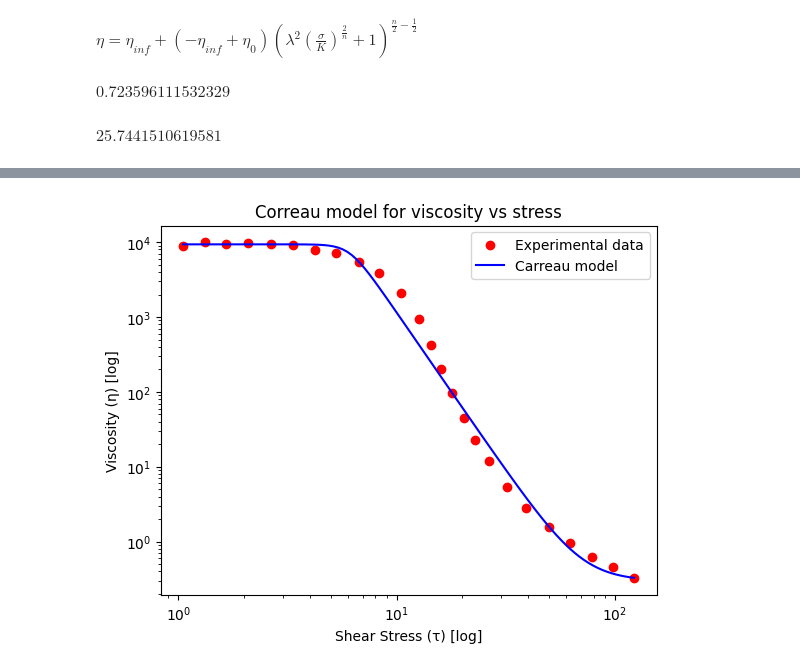
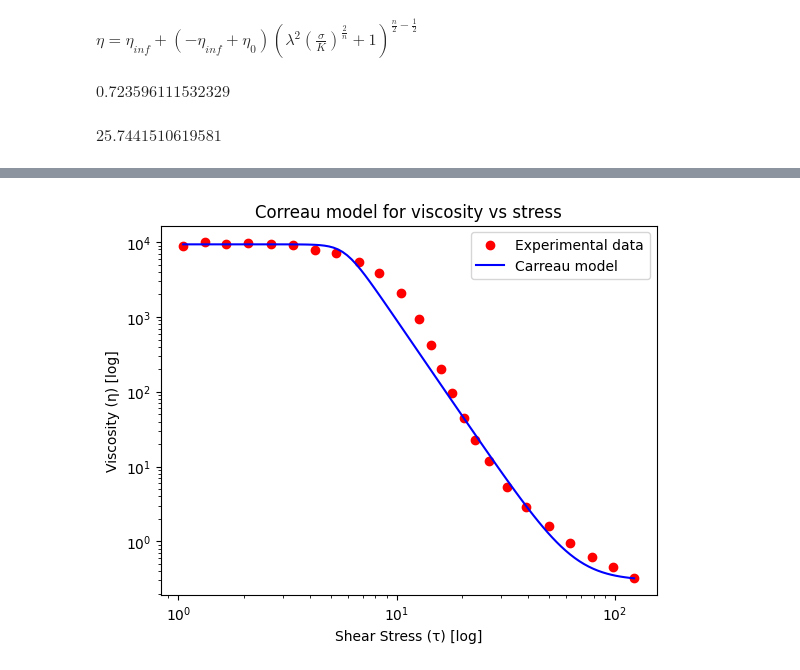
Before and after one commit to rclUPC/AdvancedFluidMechanics, a Jupyter notebook: 2-Rheology/Assignment2.ipynb, the cells around one changed output, grey strips where cells are left out. Saved outputs shown, nothing was run; the diff lists cells and outputs as text; code cells hidden in the pictures.

```diff
--- a/2-Rheology/Assignment2.ipynb
+++ b/2-Rheology/Assignment2.ipynb
@@ -187,57 +187,58 @@ bounds = (
 popt, pcov = opt.curve_fit(carreau_viscosity, tauexp, etaexp, p0, bounds = bounds, maxfev=10000)
 
 
-popt[0] = 9357.106120984938
-popt[1] = 0.3
-popt[2] = 150
-popt[3] = 0.19
-popt[4] = 15
+# popt[0] = 9357.106120984938
+# popt[1] = 0.3
+# popt[2] = 150
+# popt[3] = 0.19
+# popt[4] = 15
 
-# Define the MSE loss function
-def compute_mse(params, tauexp, etaexp):
-    eta0, etainf, lambda_, n, k = params
-    eta_pred = carreau_viscosity(tauexp, eta0, etainf, lambda_, n, k)
-    mse = np.mean((eta_pred - etaexp) ** 2)
-    return mse
+# # Define the MSE loss function
+# def compute_mse(params, tauexp, etaexp):
+#     eta0, etainf, lambda_, n, k = params
+#     eta_pred = carreau_viscosity(tauexp, eta0, etainf, lambda_, n, k)
+#     mse = np.mean((eta_pred - etaexp) ** 2)
+#     return mse
 
-# Compute numerical gradients
-def compute_gradients(params, tauexp, etaexp, epsilon=1e-5):
-    gradients = np.zeros(len(params))
-    for i in range(len(params)):
-        params_step = params.copy()
-        params_step[i] += epsilon
-        mse1 = compute_mse(params_step, tauexp, etaexp)
+# # Compute numerical gradients
+# def compute_gradients(params, tauexp, etaexp, epsilon=1e-5):
+#     gradients = np.zeros(len(params))
+#     for i in range(len(params)):
+#         params_step = params.copy()
+#         params_step[i] += epsilon
+#         mse1 = compute_mse(params_step, tauexp, etaexp)
 
-        params_step[i] -= 2 * epsilon
-        mse2 = compute_mse(params_step, tauexp, etaexp)
+#         params_step[i] -= 2 * epsilon
+#         mse2 = compute_mse(params_step, tauexp, etaexp)
 
-        gradients[i] = (mse1 - mse2) / (2 * epsilon)  # Central difference approximation
-    return gradients
+#         gradients[i] = (mse1 - mse2) / (2 * epsilon)  # Central difference approximation
+#     return gradients
 
-# Gradient Descent Optimization
-def gradient_descent(tauexp, etaexp, initial_params, learning_rate=1e-12, max_iters=1000, tolerance=1e-6):
-    params = np.array(initial_params, dtype=float)
-    mse_history = []
+# # Gradient Descent Optimization
+# def gradient_descent(tauexp, etaexp, initial_params, learning_rate=1e-12, max_iters=1000, tolerance=1e-6):
+#     params = np.array(initial_params, dtype=float)
+#     mse_history = []
 
-    for i in range(max_iters):
-        mse = compute_mse(params, tauexp, etaexp)
-        mse_history.append(mse)
+#     for i in range(max_iters):
+#         mse = compute_mse(params, tauexp, etaexp)
+#         mse_history.append(mse)
 
-        gradients = compute_gradients(params, tauexp, etaexp)
+#         gradients = compute_gradients(params, tauexp, etaexp)
 
-        # Update parameters
-        params -= learning_rate * gradients
+#         # Update parameters
+#         params -= learning_rate * gradients
 
-        # Stopping condition
-        if np.linalg.norm(gradients) < tolerance:
-            print(f"Converged at iteration {i+1}")
-            break
+#         # Stopping condition
+#         if np.linalg.norm(gradients) < tolerance:
+#             print(f"Converged at iteration {i+1}")
+#             break
 
-    return params, mse_history
+#     return params, mse_history
 
-initial_params = [9357.1, 0.3, 150.0, 0.19, 15.9]
-optimized_params, mse_history = gradient_descent(tauexp, etaexp, initial_params)
-
+# initial_params = [9357.1, 0.3, 150.0, 0.19, 15.9]
+# initial_params = popt
+# optimized_params, mse_history = gradient_descent(tauexp, etaexp, initial_params)
+# optimized_params = popt
 
 # p0 = [max(etaexp),min(etaexp),20,float(nVal[0]),float(KVal[0])]
 
@@ -282 +283 @@ Optimal parameters:
-[figure, old version]
+[figure, new version]
```
Also changed, not shown: parts of 3 cells of this notebook.
